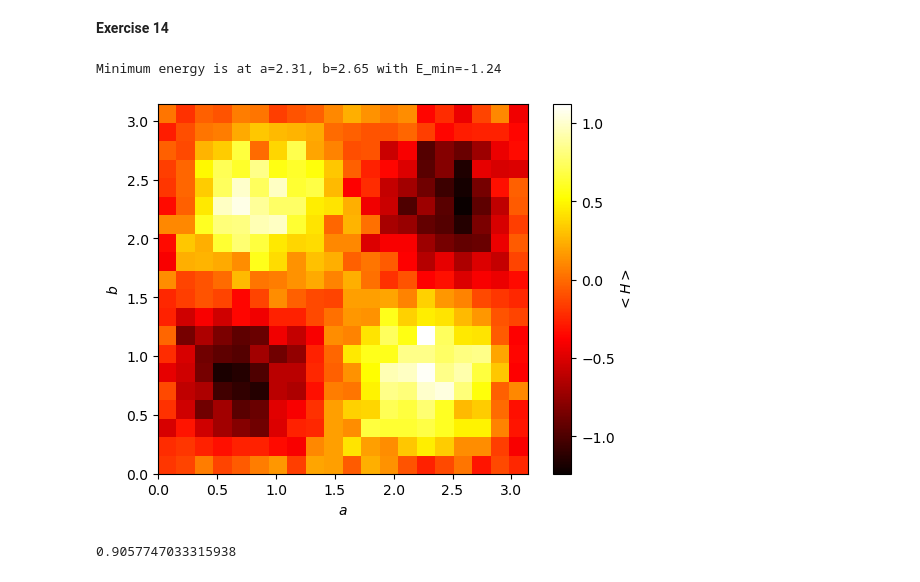
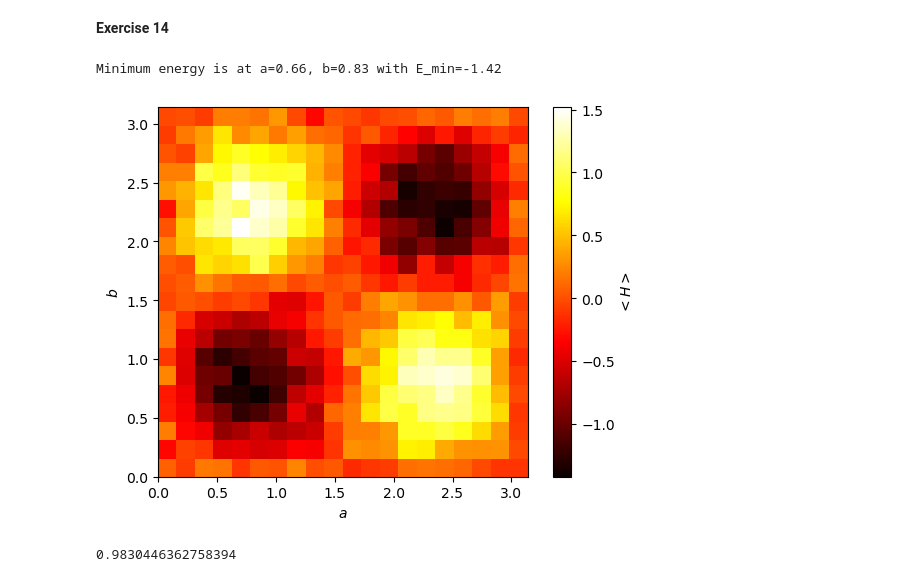
Before and after one commit to danielortmann/qmb-qiskit, a Jupyter notebook: day1.ipynb, the cells around one changed output. Cells and saved outputs as stored; diff of their text form; code cells hidden in the pictures.

```diff
--- a/day1.ipynb
+++ b/day1.ipynb
@@ -430,33 +430,33 @@ np.absolute(Statevector.from_instruction(circ).inner(exact_groundstate))
 # %%
 # configure GAD noise
 noise = NoiseModel()
 γ = 0.1
 p = 0.2
 error = amplitude_damping_error(γ, p)
-noise.add_all_qubit_quantum_error(error, ['rz', 'h', 'measure'])
+noise.add_all_qubit_quantum_error(error, ['rz'])#, 'h', 'measure'])
 noise.add_all_qubit_quantum_error(error.tensor(error), ['rzx'])
 
 # run grid search
 a_grid = b_grid = np.linspace(0, np.pi, 20)
 energies = grid_search(a_grid, b_grid, noise=noise)
 
 # plot energy expectation landscape
 fig, ax = plt.subplots(1, 1)
 img = ax.imshow(energies, extent=[0, np.pi, 0, np.pi], origin='lower', cmap='hot')
 plt.colorbar(img, ax=ax, label='$<H>$')
 ax.set_xlabel('$a$'), ax.set_ylabel('$b$')
 
 # find groundstate
 i, j = np.unravel_index(energies.argmin(), energies.shape)
 E_min, a_min, b_min = energies[i, j], a_grid[i], b_grid[j]
 print('Minimum energy is at a=%.2f, b=%.2f with E_min=%.2f'%(a_min, b_min, E_min))
 # %% [output]
-Minimum energy is at a=2.31, b=2.65 with E_min=-1.24
+Minimum energy is at a=0.66, b=0.83 with E_min=-1.42
-[figure, old version]
+[figure, new version]
 # %%
 circ = prepare_trial(a_min, b_min)
 # compare to analytic solution by computing inner product
 exact_groundstate = Statevector(np.array([1, 1, 1, -1])/2)
 np.absolute(Statevector.from_instruction(circ).inner(exact_groundstate))
 # %% [output]
-0.9057747033315938
+0.9830446362758394
```
Also changed, not shown: parts of 1 cell of this notebook.
